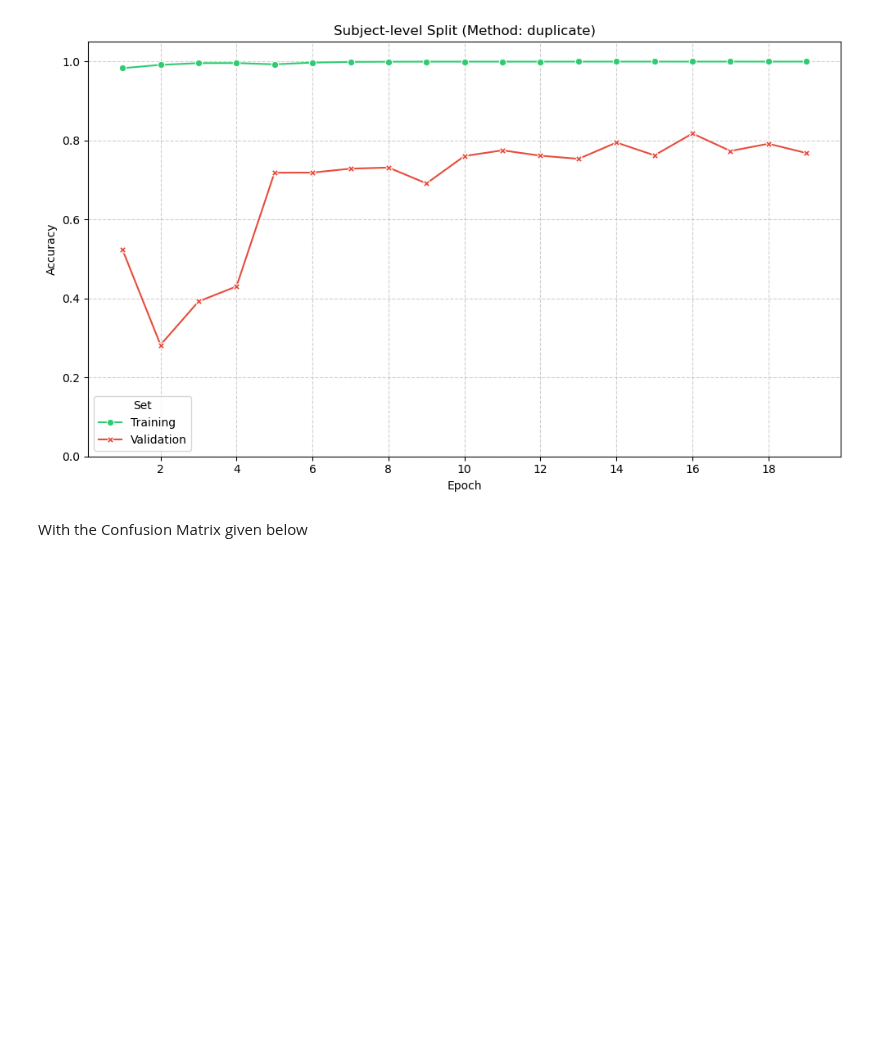
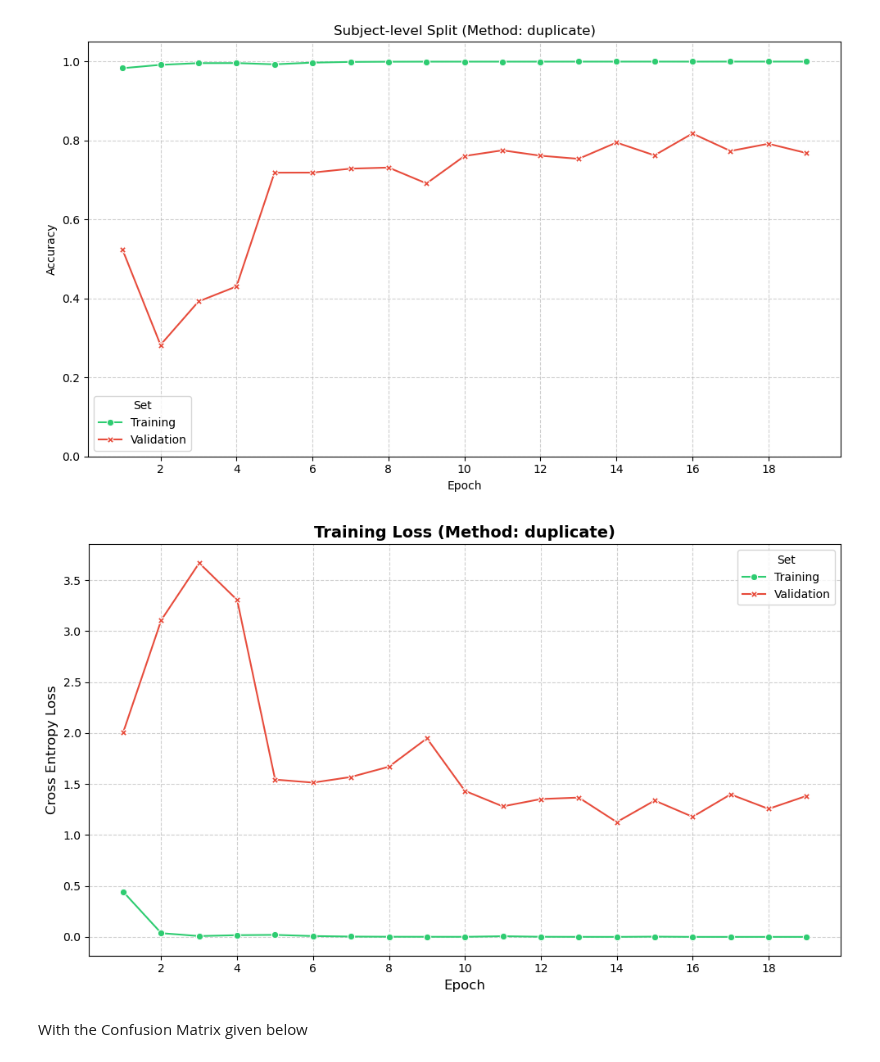
Before and after one commit to csning1998/biomedical-ml-oasis-data, a Jupyter notebook: 02_RQ1_Baseline.ipynb, the cells around one changed output. Drawn from its saved outputs; the diff is of its cells as text; code cells hidden in the pictures; blank space fills up the shorter version.

Commit message:
feat: Added the csv logger for RQ1 slice-level training and plotted loss curves.

```diff
--- a/02_RQ1_Baseline.ipynb
+++ b/02_RQ1_Baseline.ipynb
@@ -346,6 +348,41 @@ plt.tight_layout()
 plt.show()
 # %% [output]
 [figure]
+# %%
+loss_train = history.history['loss']
+loss_val = history.history['val_loss']
+epochs = range(1, len(loss_train) + 1)
+
+df_loss = pd.DataFrame({
+    'Epoch': list(epochs) + list(epochs),
+    'Loss': loss_train + loss_val,
+    'Set': ['Training'] * len(epochs) + ['Validation'] * len(epochs)
+})
+
+# Plotting LOSS (Independent Figure)
+plt.figure(figsize=(10, 6))
+
+sns.lineplot(
+    data=df_loss,
+    x='Epoch',
+    y='Loss',
+    hue='Set',
+    style='Set',
+    markers=True,
+    dashes=False,
+    palette={'Training': '#2ecc71', 'Validation': '#e74c3c'}
+)
+
+plt.title(f"Training Loss (Method: {METHOD})", fontsize=14, fontweight='bold')
+plt.ylabel("Cross Entropy Loss", fontsize=12)
+plt.xlabel("Epoch", fontsize=12)
+plt.grid(True, linestyle='--', alpha=0.6)
+plt.gca().xaxis.set_major_locator(MaxNLocator(integer=True))
+
+plt.tight_layout()
+plt.show()
+# %% [output]
+[figure, added]
 # %% [markdown]
 With the Confusion Matrix given below
 # %%
```
Also changed, not shown: parts of 10 cells of this notebook, 1 other file.
